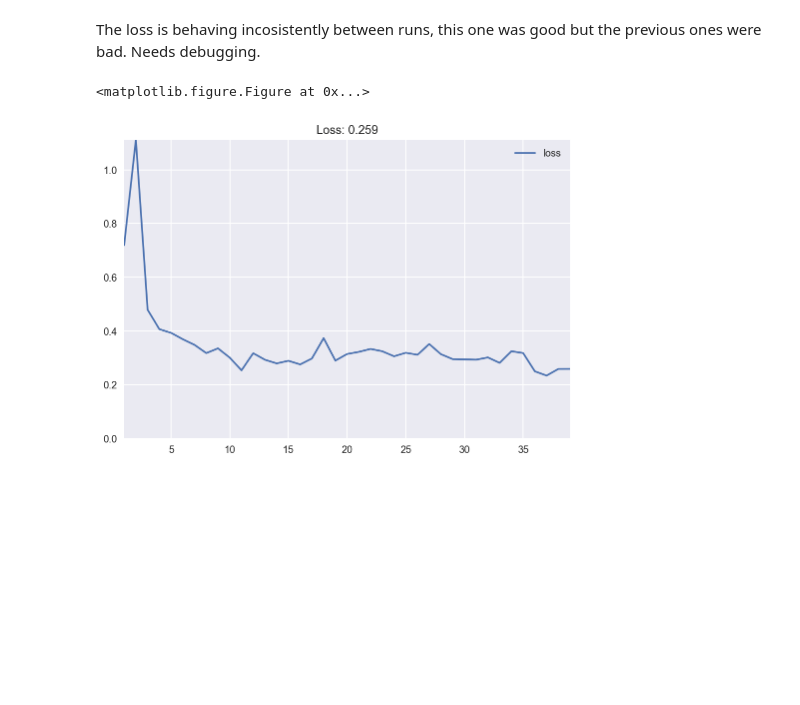
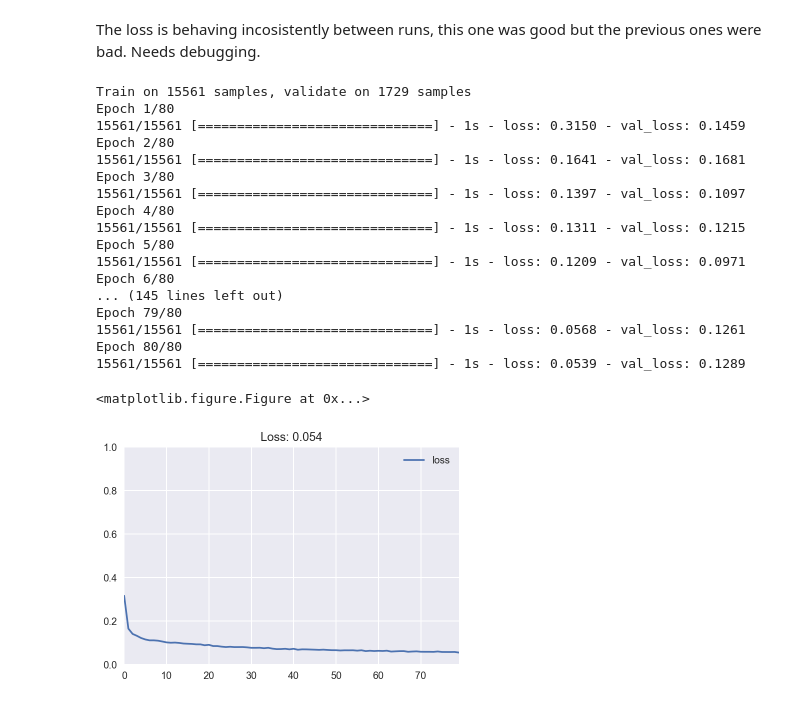
Before and after one commit to ardendertat/Applied-Deep-Learning-with-Keras, a Jupyter notebook: notebooks/Artificial Neural Networks.ipynb, the cells around one changed output. Cells and saved outputs as stored; diff of their text form; code cells hidden in the pictures; blank space fills up the shorter version.

Commit message:
deep regression model

```diff
--- a/notebooks/Artificial Neural Networks.ipynb
+++ b/notebooks/Artificial Neural Networks.ipynb
@@ -794,14 +796,16 @@ sns.heatmap(rawdf.corr()[['price']], annot=True, vmin=-1, vmax=1)
 # %%
 df = rawdf.copy()
 
-# features that need to be scaled
-ss = StandardScaler()
-scale_features = ['bathrooms', 'bedrooms', 'grade', 'price', 'sqft_above',
-                  'sqft_basement', 'sqft_living', 'sqft_living15', 'sqft_lot', 'sqft_lot15']
-df[scale_features] = ss.fit_transform(df[scale_features])
+# # features that need to be scaled
+# ss = StandardScaler()
+# scale_features = ['bathrooms', 'bedrooms', 'grade', 'price', 'sqft_above',
+#                   'sqft_basement', 'sqft_living', 'sqft_living15', 'sqft_lot', 'sqft_lot15']
+# df[scale_features] = ss.fit_transform(df[scale_features])
 
 # categorical features
-categorical_features = ['zipcode']
+# date
+df['date'] = [datetime.strptime(x, '%Y%m%dT000000').strftime('%Y-%m') for x in rawdf['date'].values]
+categorical_features = ['zipcode', 'date']
 df_cat = pd.get_dummies(df[categorical_features].astype('string'))
 df = df.drop(categorical_features, axis=1)
 df = pd.concat([df, df_cat], axis=1)
@@ -826,7 +830,8 @@ df = df.drop(bucketized_features, axis=1)
 df = pd.concat([df, yr_built_buckets, yr_renovated_buckets, lat_buckets, long_buckets], axis=1)
 
 # drop features
-drop_features = ['id', 'date']
+drop_features = ['id']
+drop_features.extend(bucketized_features)
 df = df.drop(drop_features, axis=1)
 
 df.head()
@@ -878,16 +910,33 @@ plot_loss(history, skip_n=1)
 # %% [markdown]
 The loss is behaving incosistently between runs, this one was good but the previous ones were bad. Needs debugging.
 # %%
-model = Sequential()
-model.add(Dense(64, input_shape=(X.shape[1],), activation='relu'))
-model.add(Dense(32, activation='relu'))
-model.add(Dense(16, activation='relu'))
-model.add(Dense(1))
+deep_model = Sequential()
+deep_model.add(Dense(32, input_shape=(X.shape[1],), activation='relu'))
+deep_model.add(Dense(16, activation='relu'))
+deep_model.add(Dense(8, activation='relu'))
+deep_model.add(Dense(1))
 
-model.compile(Adam(lr=0.005), 'mean_squared_error')
+deep_model.compile('adam', 'mean_squared_error')
 
-history = model.fit(X_train, y_train, epochs=40, verbose=0)
-plot_loss(history, skip_n=1)
+deep_history = deep_model.fit(X_train, y_train, epochs=80, verbose=1, validation_split=0.1)
+plot_loss(deep_history)
 # %% [output]
-<matplotlib.figure.Figure at 0x...>
+Train on 15561 samples, validate on 1729 samples
+Epoch 1/80
+15561/15561 [==============================] - 1s - loss: 0.3150 - val_loss: 0.1459
+Epoch 2/80
+15561/15561 [==============================] - 1s - loss: 0.1641 - val_loss: 0.1681
+Epoch 3/80
+15561/15561 [==============================] - 1s - loss: 0.1397 - val_loss: 0.1097
+Epoch 4/80
+15561/15561 [==============================] - 1s - loss: 0.1311 - val_loss: 0.1215
+Epoch 5/80
+15561/15561 [==============================] - 1s - loss: 0.1209 - val_loss: 0.0971
+Epoch 6/80
+... (145 lines left out)
+Epoch 79/80
+15561/15561 [==============================] - 1s - loss: 0.0568 - val_loss: 0.1261
+Epoch 80/80
+15561/15561 [==============================] - 1s - loss: 0.0539 - val_loss: 0.1289
+<matplotlib.figure.Figure at 0x...>
-[figure, old version]
+[figure, new version]
```
Also changed, not shown: parts of 20 cells of this notebook.
